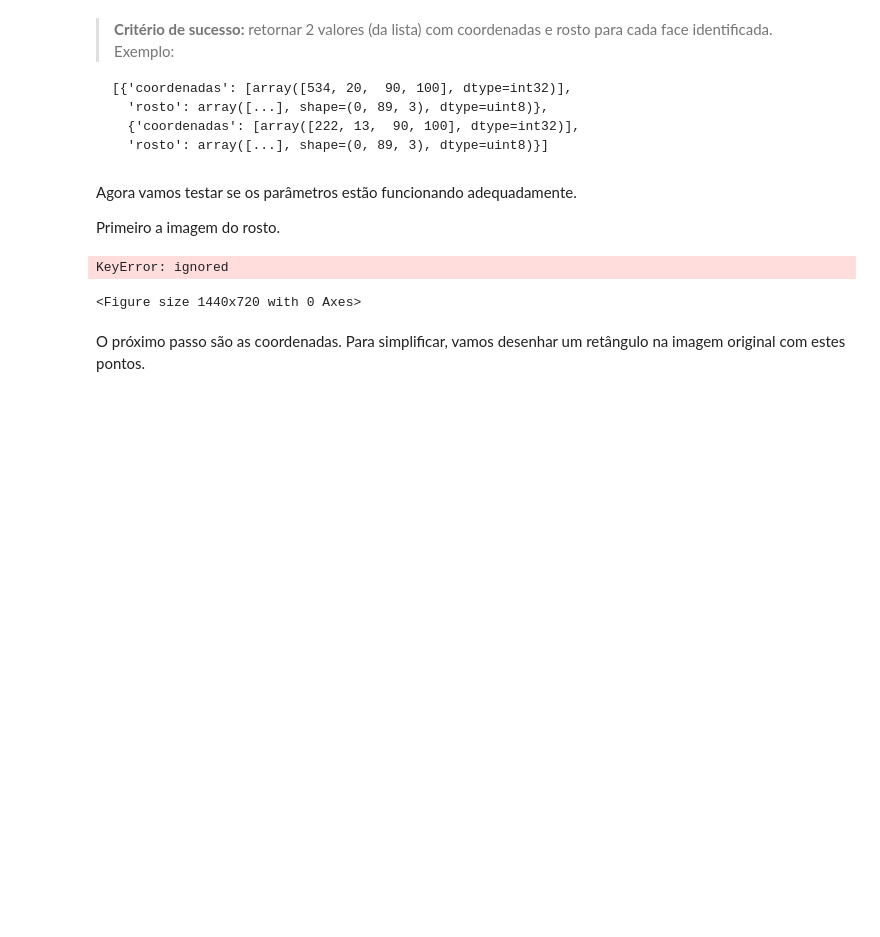
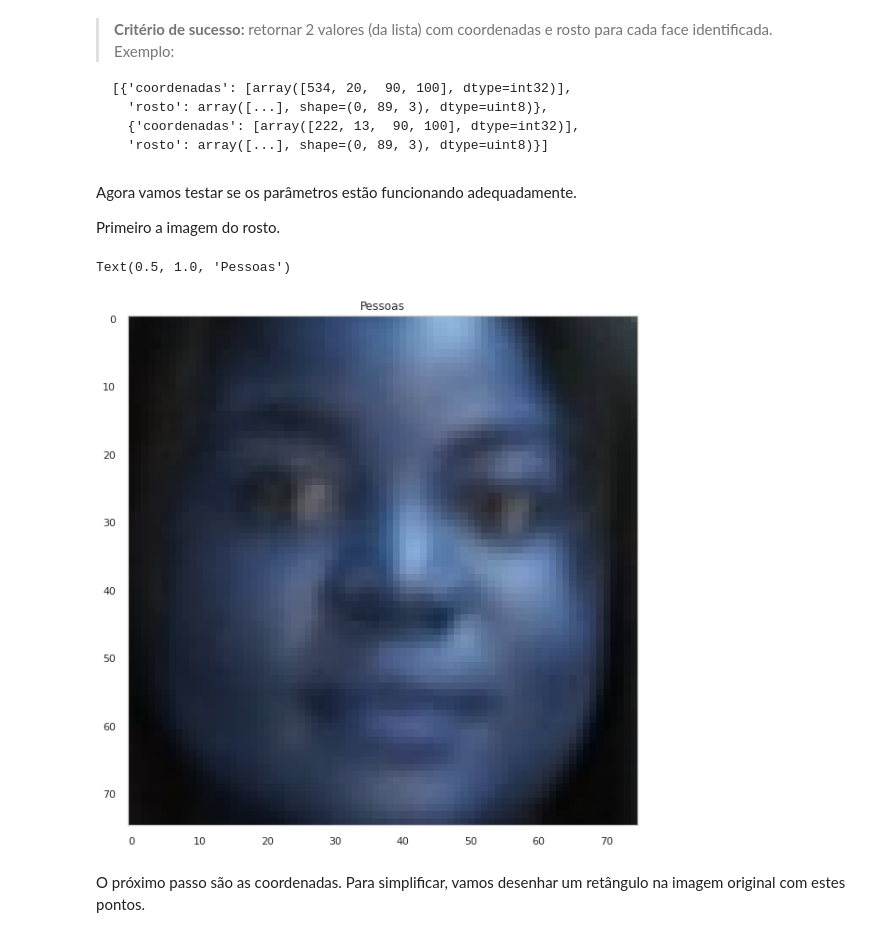
Before and after one commit to digaumlv/Ac309, a Jupyter notebook: object_people_audit_colab.ipynb, the cells around one changed output. Cells and saved outputs as stored; diff of their text form; code cells hidden in the pictures; blank space fills up the shorter version.

````diff
--- a/object_people_audit_colab.ipynb
+++ b/object_people_audit_colab.ipynb
@@ -1000,7 +1007,7 @@ Criando uma cópia da imagem original para anotação.
 imagem_anotada = imagem.copy()
 # %%
 #IMPLEMENTAR
-classificador_face = cv2.CascadeClassifier('classificadores/haarcascade_frontalface_default.xml')
+classificador_face = cv2.CascadeClassifier('/content/fiap-ml-visao-computacional-capstone/projeto/classificadores/haarcascade_frontalface_default.xml')
 imagem = cv2.imread("/content/fiap-ml-visao-computacional-capstone/projeto/galera/people.jpg")
 imagem_gray = cv2.cvtColor(imagem, cv2.COLOR_BGR2GRAY)
 faces = classificador_face.detectMultiScale(imagem_gray, 1.2, 5)
@@ -1040,7 +1047,7 @@
 # %%
 def obterFaces(imagem):
 
-    classificador_face = cv2.CascadeClassifier('classificadores/haarcascade_frontalface_default.xml')
+    classificador_face = cv2.CascadeClassifier('/content/fiap-ml-visao-computacional-capstone/projeto/classificadores/haarcascade_frontalface_default.xml')
 
     imagem_gray = cv2.cvtColor(imagem, cv2.COLOR_BGR2GRAY)
     faces = classificador_face.detectMultiScale(imagem_gray, 1.2, 5)
@@ -1054,19 +1058,0 @@ SyntaxError: ignored
-# %%
-def obterFaces(imagem):
-    rosto = []
-    coordenada = []
-
-    classificador_face = cv2.CascadeClassifier('classificadores/haarcascade_frontalface_default.xml')
-
-    gray = cv2.cvtColor(imagem, cv2.COLOR_BGR2GRAY)
-    rostos = classificador_face.detectMultiScale(gray, 1.3, 3)
-
-    for (x,y,w,h) in rostos:
-        rosto.append(imagem[y:y+h, x:x+w])
-        coordenada.append([x,y,x+w,y+h])
-        retorno.append({"coordenadas": np.array([coordenada]),
-                         "rosto": np.array([rosto])
-                      })
-    return retorno
-retorno = obterFaces(cv2.imread("/content/fiap-ml-visao-computacional-capstone/projeto/galera/people.jpg"))
-retorno[0]
@@ -1091,3 +1059,21 @@ retorno[0]
+# %%
+def obterFaces(imagem):
+    rosto = []
+
+    detector = dlib.get_frontal_face_detector()
+    faces = detector(imagem,1)
+
+    for face in faces:
+        x = face.left() if face.left() > 0 else 0
+        y = face.top() if face.top() > 0 else 0
+        w = face.right() -x if face.right()-x >0 else 0
+        h = face.bottom() - y if face.bottom() - y >0 else 0
+
+        lista_coordenadas = [np.array([x,y,h,w])]
+        lista_rosto = np.array(imagem[y:y+h, x:x+w])
+        rosto.append({'coordenadas':lista_coordenadas,'rosto':lista_rosto})
+    return rosto
+retorno = obterFaces(cv2.imread("/content/fiap-ml-visao-computacional-capstone/projeto/galera/people.jpg"))
 # %% [markdown]
 Vamos aplicar um teste com a imagem anterior (variável ```imagem```).
 # %%
@@ -1110,11 +1114,11 @@ Primeiro a imagem do rosto.
 # %%
 sns.set_style("whitegrid", {'axes.grid' : False})
 plt.figure(figsize=(20,10))
-plt.imshow(rostos[0]["rosto"])
+plt.imshow(rostos[3]["rosto"])
 plt.title("Pessoas")
 # %% [output]
-KeyError: ignored
+Text(0.5, 1.0, 'Pessoas')
-<Figure size 1440x720 with 0 Axes>
+[figure, added]
 # %% [markdown]
 O próximo passo são as coordenadas. Para simplificar, vamos desenhar um retângulo na imagem original com estes pontos.
 # %%
````
Also changed, not shown: parts of 16 cells of this notebook.
